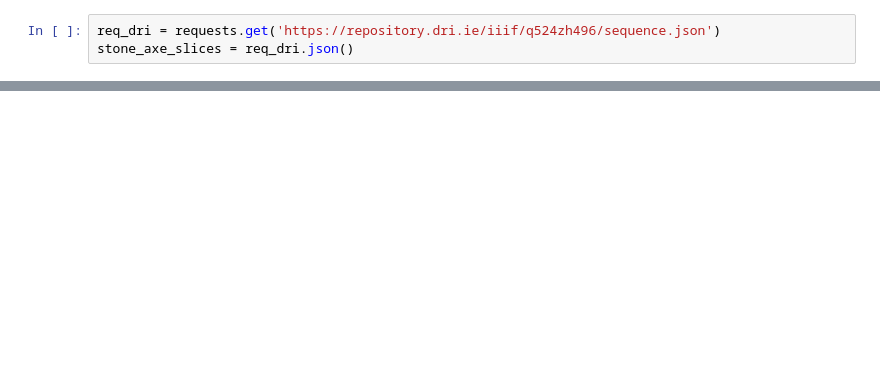
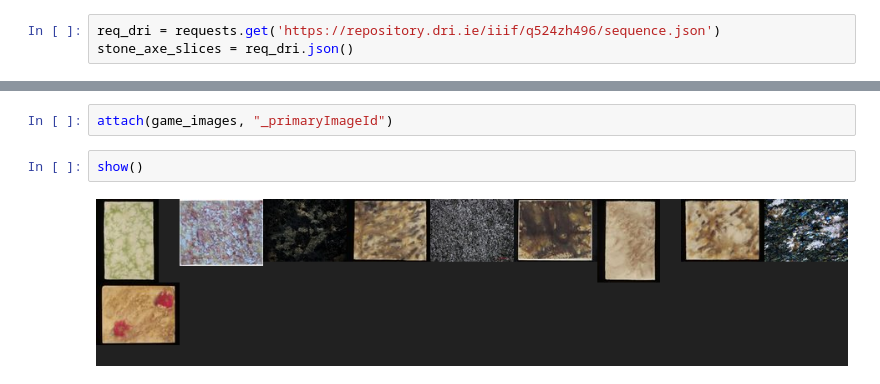
Before and after one commit to vanda/etc-docs, a Jupyter notebook: notebooks/data-explorations/data-exploration-15.ipynb, the cells around one changed output, grey strips where cells are left out. Cells and saved outputs as stored; diff of their text form; blank space fills up the shorter version.

Commit message:
Still trying to make #15 work as a game

```diff
--- a/notebooks/data-explorations/data-exploration-15.ipynb
+++ b/notebooks/data-explorations/data-exploration-15.ipynb
@@ -69,0 +92,6 @@ show()
+# %%
+attach(game_images, "_primaryImageId")
+# %%
+show()
+# %% [output]
+[figure, added]
```
Also changed, not shown: parts of 11 cells of this notebook.
